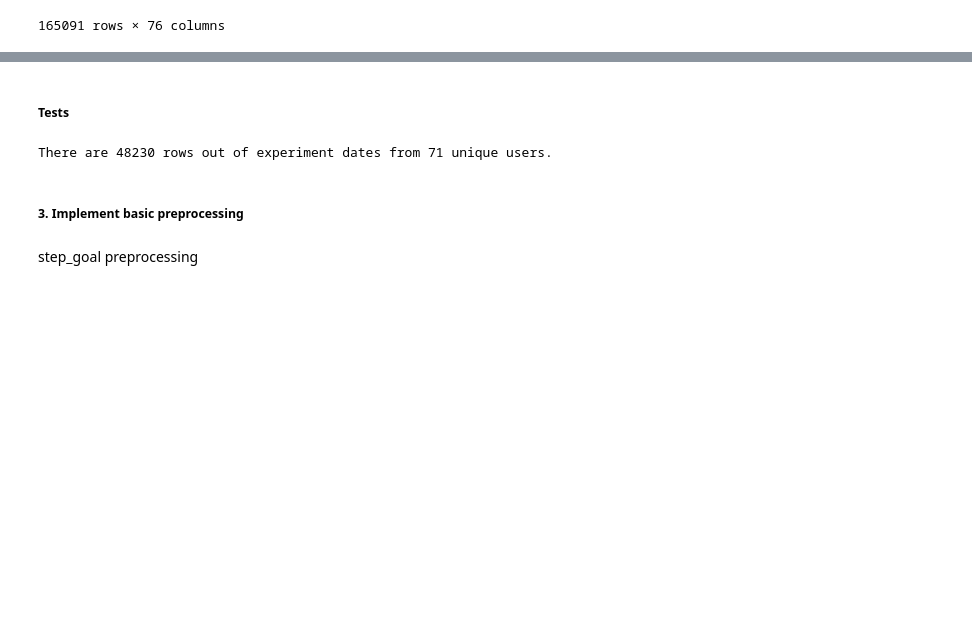
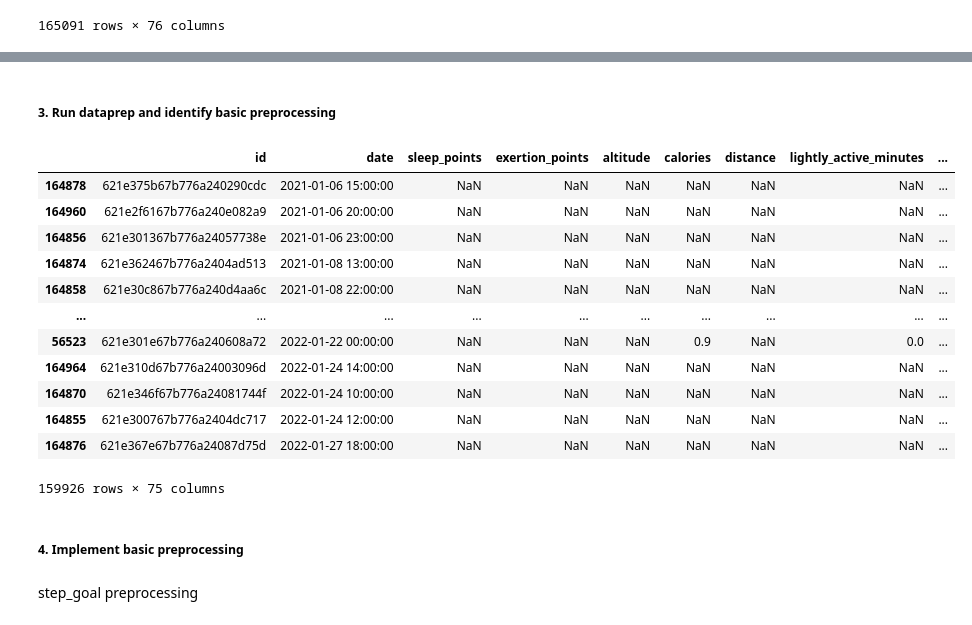
Before and after one commit to eparascho/LLMs-for-explanations, a Jupyter notebook: preprocessing/training_set_preprocessing.ipynb, the cells around one changed output, grey strips where cells are left out. Cells and saved outputs as stored; diff of their text form; code cells hidden in the pictures; blank space fills up the shorter version.

```diff
--- a/preprocessing/training_set_preprocessing.ipynb
+++ b/preprocessing/training_set_preprocessing.ipynb
@@ -155,20 +258,27 @@ training_df
+# %% [markdown]
+##### 3. Run dataprep and identify basic preprocessing
+# %%
+training_df = pd.read_pickle('../data/cleaned_encoded_training_df.pkl')
+training_df
+# %% [output]
+|  | id | date | sleep_points | exertion_points | altitude | calories | distance | lightly_active_minutes | ... |
+| 164878 | 621e375b67b776a240290cdc | 2021-01-06 15:00:00 | NaN | NaN | NaN | NaN | NaN | NaN | ... |
+| 164960 | 621e2f6167b776a240e082a9 | 2021-01-06 20:00:00 | NaN | NaN | NaN | NaN | NaN | NaN | ... |
+| 164856 | 621e301367b776a24057738e | 2021-01-06 23:00:00 | NaN | NaN | NaN | NaN | NaN | NaN | ... |
+| 164874 | 621e362467b776a2404ad513 | 2021-01-08 13:00:00 | NaN | NaN | NaN | NaN | NaN | NaN | ... |
+| 164858 | 621e30c867b776a240d4aa6c | 2021-01-08 22:00:00 | NaN | NaN | NaN | NaN | NaN | NaN | ... |
+| ... | ... | ... | ... | ... | ... | ... | ... | ... | ... |
+| 56523 | 621e301e67b776a240608a72 | 2022-01-22 00:00:00 | NaN | NaN | NaN | 0.9 | NaN | 0.0 | ... |
+| 164964 | 621e310d67b776a24003096d | 2022-01-24 14:00:00 | NaN | NaN | NaN | NaN | NaN | NaN | ... |
+| 164870 | 621e346f67b776a24081744f | 2022-01-24 10:00:00 | NaN | NaN | NaN | NaN | NaN | NaN | ... |
+| 164855 | 621e300767b776a2404dc717 | 2022-01-24 12:00:00 | NaN | NaN | NaN | NaN | NaN | NaN | ... |
+| 164876 | 621e367e67b776a24087d75d | 2022-01-27 18:00:00 | NaN | NaN | NaN | NaN | NaN | NaN | ... |
+159926 rows × 75 columns
 # %%
 report = create_report(training_df, title='Training Dataframe')
 report.show_browser()
-# %% [markdown]
-##### Tests
-# %%
-training_df = training_df.sort_values(by='date', ascending=True)
-training_df['date'] = pd.to_datetime(training_df['date'].astype("str"), format='%Y-%m-%d')
-experiments_df = training_df.loc[((training_df['date'] > '2021-05-23') & (training_df['date'] < '2021-07-27')) | (
-        (training_df['date'] > '2021-11-14') & (training_df['date'] < '2022-01-18'))]
-experiments_df.reset_index(inplace=True, drop=True)
-extra = pd.concat([training_df,experiments_df]).drop_duplicates(keep=False)
-print("There are", len(extra), "rows out of experiment dates from", extra['id'].nunique(), "unique users.")
-# %% [output]
-There are 48230 rows out of experiment dates from 71 unique users.
 # %% [markdown]
-##### 3. Implement basic preprocessing
+##### 4. Implement basic preprocessing
 # %% [markdown]
 step_goal preprocessing
 # %%
```
Also changed, not shown: parts of 17 cells of this notebook, 2 other files.
